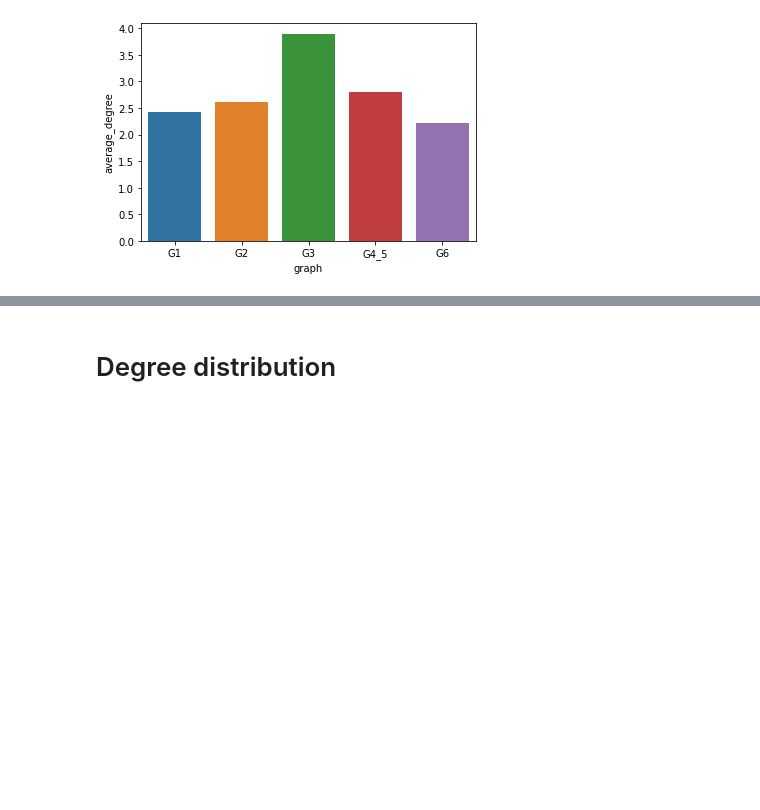
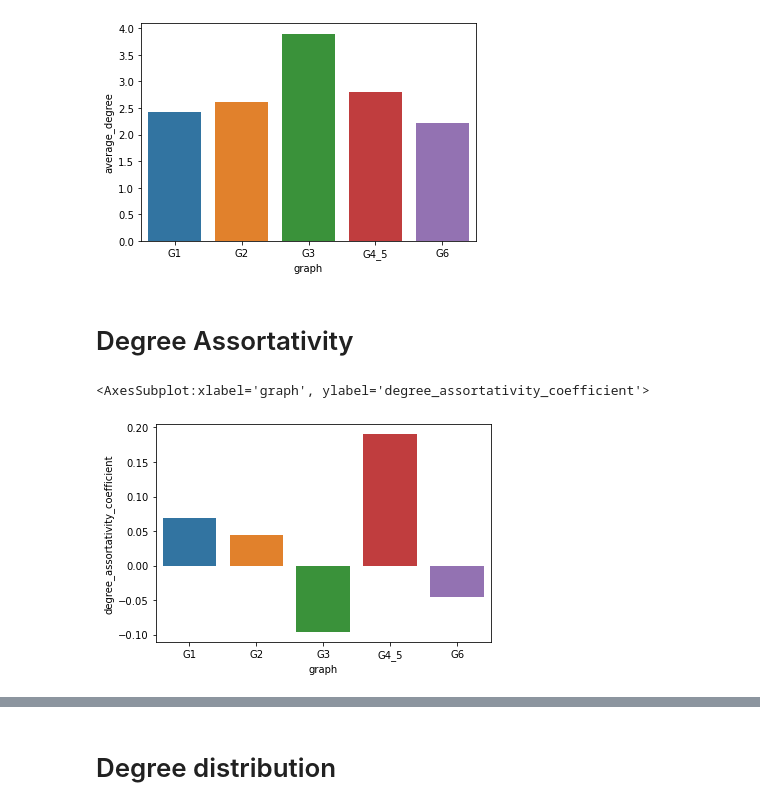
Before and after one commit to powerd4/SNA_project, a Jupyter notebook: notebooks/network_params.ipynb, the cells around one changed output, grey strips where cells are left out. Drawn from its saved outputs; the diff is of its cells as text; code cells hidden in the pictures; blank space fills up the shorter version.

```diff
--- a/notebooks/network_params.ipynb
+++ b/notebooks/network_params.ipynb
@@ -175,3 +175,15 @@ sns.barplot(data = df, x = 'graph', y = 'average_degree')
 # %% [output]
 <AxesSubplot:xlabel='graph', ylabel='average_degree'>
 [figure]
+# %% [markdown]
+# Degree Assortativity
+# %%
+degree_assortativity_coefficient = []
+for i in G:
+    degree_assortativity_coefficient.append(nx.degree_assortativity_coefficient(i))
+
+df['degree_assortativity_coefficient'] = degree_assortativity_coefficient
+sns.barplot(data = df, x = 'graph', y = 'degree_assortativity_coefficient')
+# %% [output]
+<AxesSubplot:xlabel='graph', ylabel='degree_assortativity_coefficient'>
+[figure, added]
```
Also changed, not shown: parts of 19 cells of this notebook.
